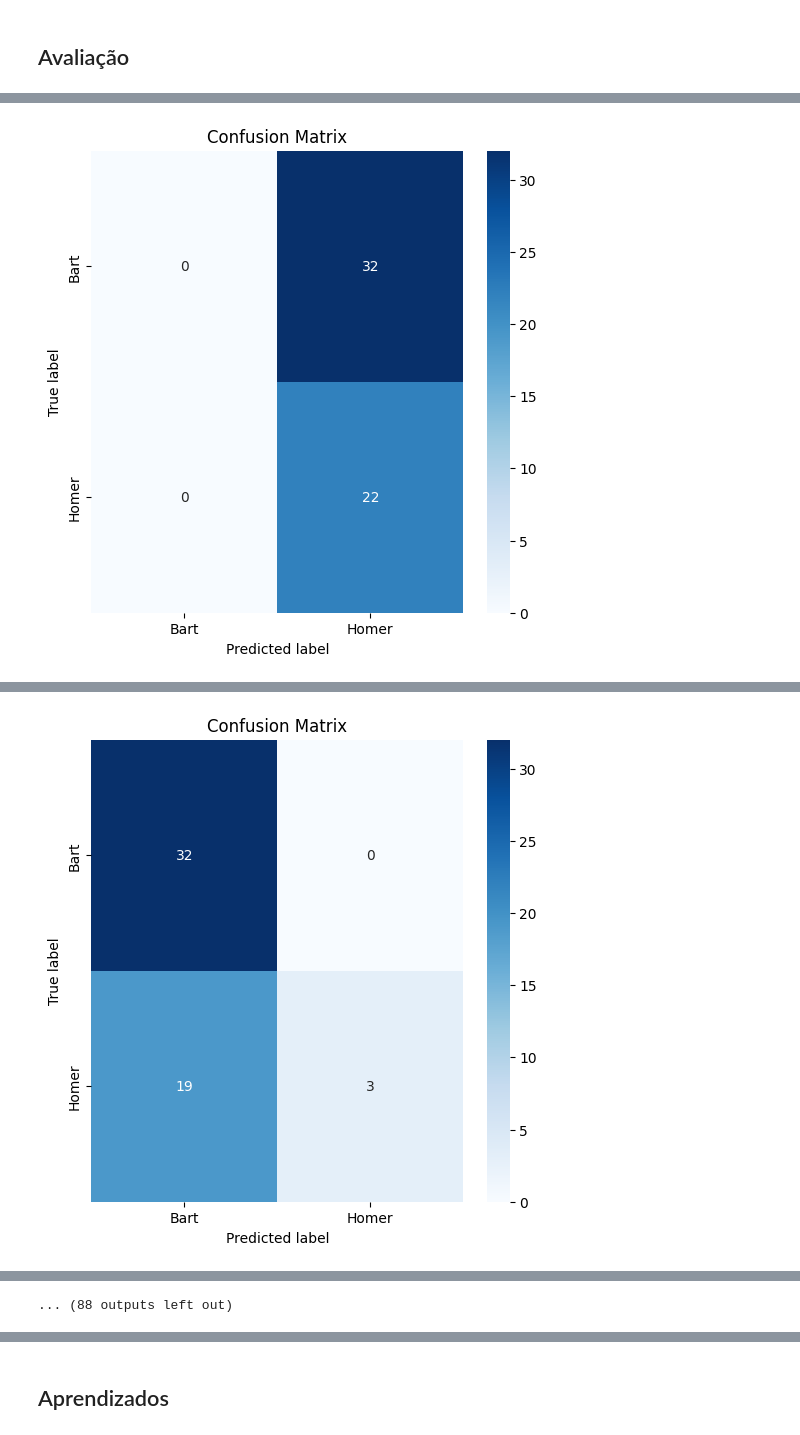
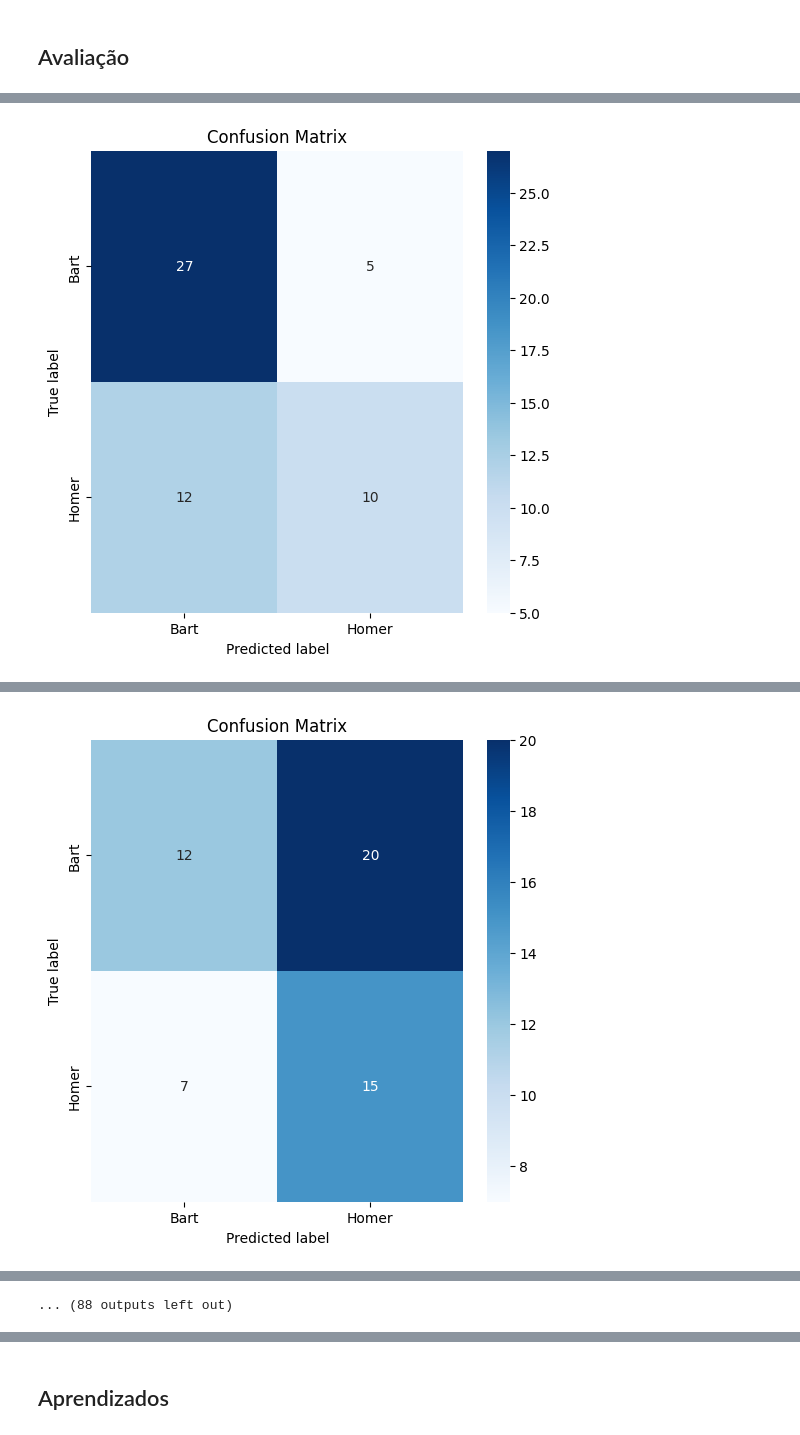
Before and after one commit to victorrsouzas/-RNA-e-Deep-Learning---CESAR-School-2024.01, a Jupyter notebook: Trabalho Final/ProjetoFinal.ipynb, the cells around one changed output, grey strips where cells are left out. Saved outputs shown, nothing was run; the diff lists cells and outputs as text; code cells hidden in the pictures.

```diff
--- a/Trabalho Final/ProjetoFinal.ipynb
+++ b/Trabalho Final/ProjetoFinal.ipynb
@@ -215,9 +198,10 @@ def train(log_interval, dry_run, model, device, train_loader, optimizer, epoch):
     total = 0
     for batch_idx, (data, target) in enumerate(train_loader):
         data, target = data.to(device), target.to(device)
+        output = model(data)
+        loss = loss_fn(output, target)
         optimizer.zero_grad()
-        output = model(data)
-        loss = F.nll_loss(output, target)
+        #loss = F.nll_loss(output, target)
         loss.backward()
         optimizer.step()
 
@@ -269,7 +253,8 @@ def test_with_metrics(model, device, test_loader):
 ## Avaliação
 # %%
 # Inicializar o modelo, otimizador e scheduler
-model = Net().to(device)
+#model = Net().to(device)
+model = MLP().to(device)
 #optimizer = optim.Adadelta(model.parameters(), lr=1)
 optimizer = optim.Adam(model.parameters(), lr=0.001, weight_decay=1e-5)
 #scheduler = StepLR(optimizer, step_size=1, gamma=0.7)
@@ -295 +280 @@ Test set: Average loss: 0.7553, Accuracy: 22/54 (41%)
-[figure, old version]
+[figure, new version]
@@ -300 +285 @@ Test set: Average loss: 0.6187, Accuracy: 35/54 (65%)
-[figure, old version]
+[figure, new version]
```
Also changed, not shown: parts of 5 cells of this notebook.
